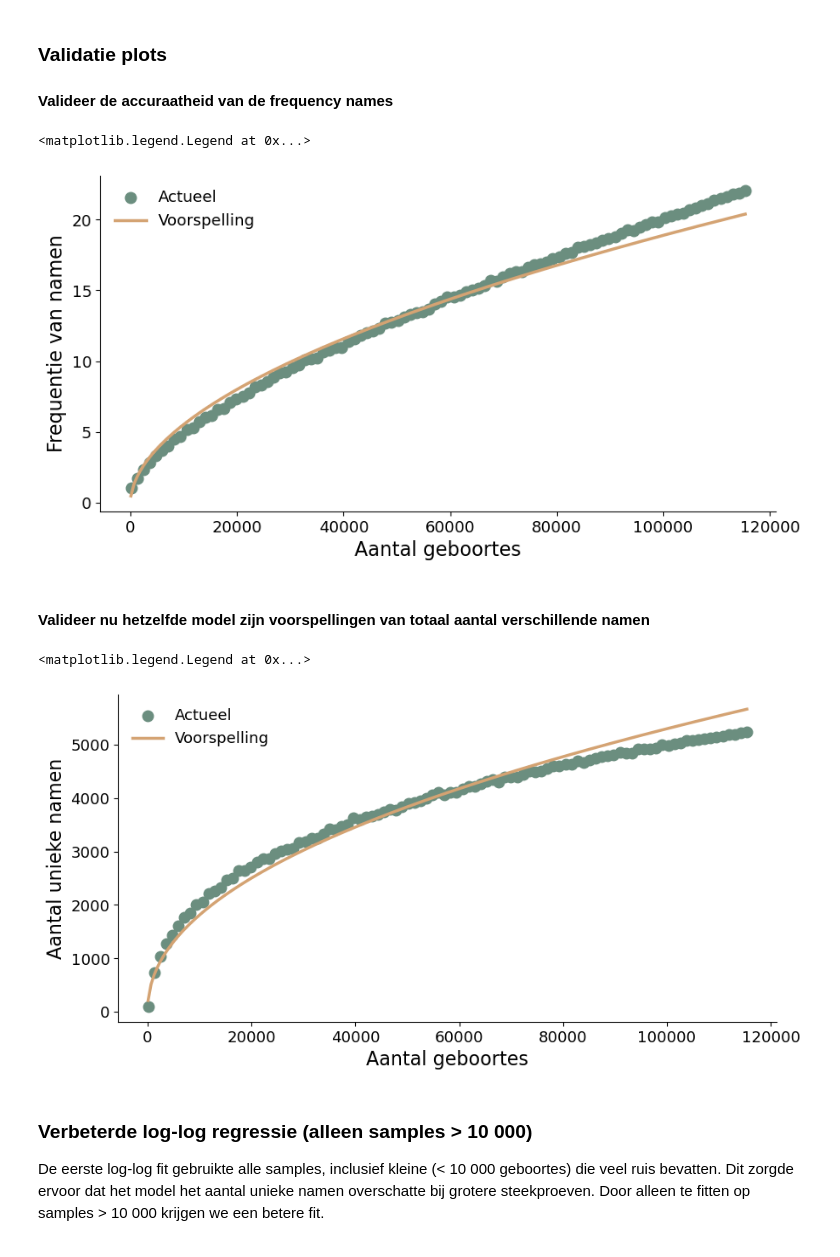
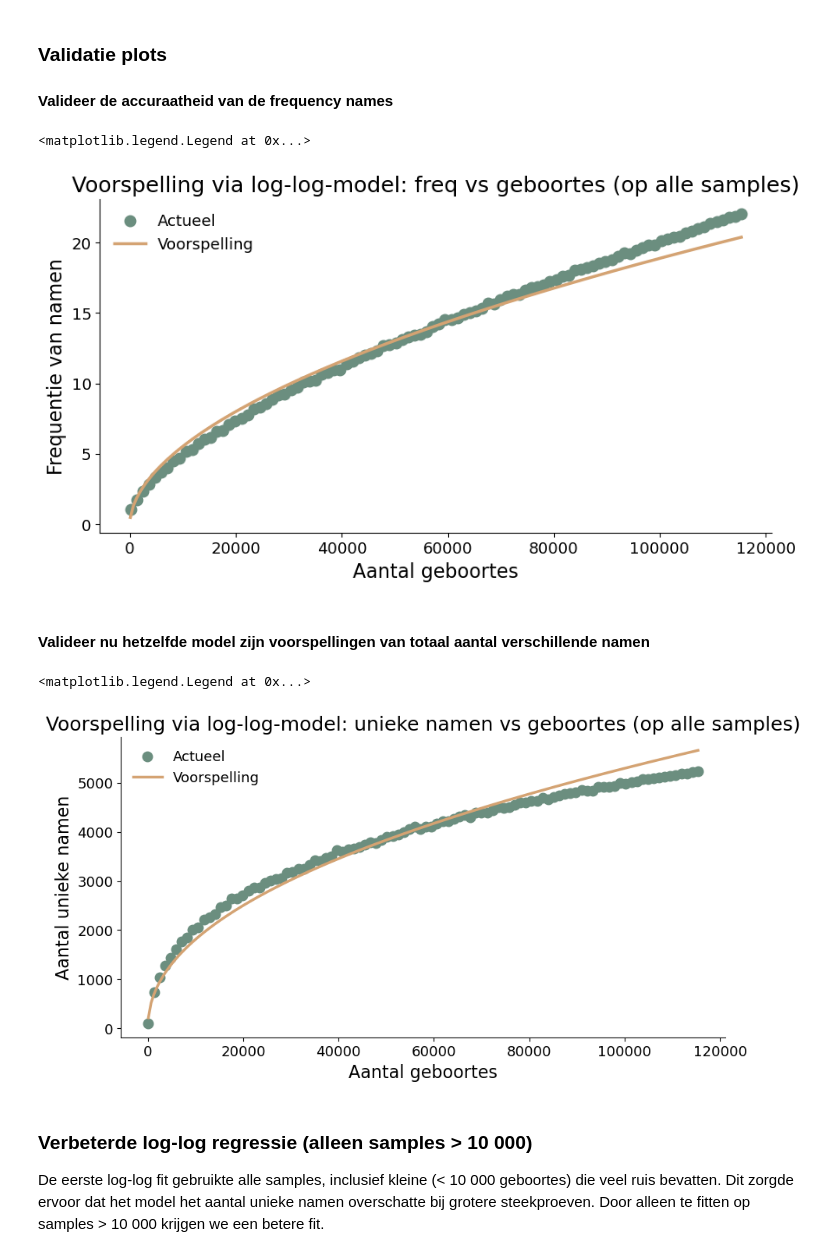
Before and after one commit to karenlauwers/syntra_ds_examen, a Jupyter notebook: notebooks/opgave.ipynb, the cells around one changed output. Drawn from its saved outputs; the diff is of its cells as text; code cells hidden in the pictures.

```diff
--- a/notebooks/opgave.ipynb
+++ b/notebooks/opgave.ipynb
@@ -1451,35 +1448,38 @@ ax.grid(True, alpha=0.3)
 #### Valideer de accuraatheid van de frequency names
 # %%
 # Validatie: freq_naam — voorspelling via log-log model
+# Op alle samples, dus ook de samples met < 10.000 geboortes
 x_pred = np.linspace(df_samples["geboortes"].min(), df_samples["geboortes"].max(), 200) # x-input, de punten waarvoor we gaan voorspellen, maak 200 punten van kleinste tot grootste aantal geboortes
 log_pred = reg_log.predict(np.log(x_pred).reshape(-1, 1)) # zet de x-waarden naar log schaal, want we gaan werken met de log-tranformatie; model reg_log, zie hierboven. Maakt 2D met reshape. Het model gaat de log van het aantal namen voorspellen log(unieke_namen)
 num_names_pred = np.exp(log_pred) # om van de log terug te gaan naar de originele schaal
 freq_names_pred = x_pred / num_names_pred # de voorspelde gemiddelde frequentie van een naam
 
 fig, ax = plt.subplots()
 ax.scatter(df_samples["geboortes"], df_samples["freq_naam"],
            color=SAGE, label="Actueel")
 ax.plot(x_pred, freq_names_pred, color=TAN, label="Voorspelling")
 ax.set_xlabel("Aantal geboortes")
 ax.set_ylabel("Frequentie van namen")
+ax.set_title("Voorspelling via log-log-model: freq vs geboortes (op alle samples)")
 ax.legend()
 # %% [output]
 <matplotlib.legend.Legend at 0x...>
-[figure, old version]
+[figure, new version]
 # %% [markdown]
 #### Valideer nu hetzelfde model zijn voorspellingen van totaal aantal verschillende namen
 # %%
-
+# Op alle samples, dus ook de samples met < 10.000 geboortes
 fig, ax = plt.subplots()
 ax.scatter(df_samples["geboortes"], df_samples["unieke_namen"],
            color=SAGE, label="Actueel")
 ax.plot(x_pred, num_names_pred, color=TAN, label="Voorspelling")
 ax.set_xlabel("Aantal geboortes")
 ax.set_ylabel("Aantal unieke namen")
+ax.set_title("Voorspelling via log-log-model: unieke namen vs geboortes (op alle samples)")
 ax.legend()
 # %% [output]
 <matplotlib.legend.Legend at 0x...>
-[figure, old version]
+[figure, new version]
 # %% [markdown]
 ### Verbeterde log-log regressie (alleen samples > 10 000)
 De eerste log-log fit gebruikte alle samples, inclusief kleine (< 10 000 geboortes) die veel ruis bevatten. Dit zorgde ervoor dat het model het aantal unieke namen overschatte bij grotere steekproeven. Door alleen te fitten op samples > 10 000 krijgen we een betere fit.
```
Also changed, not shown: parts of 20 cells of this notebook.
